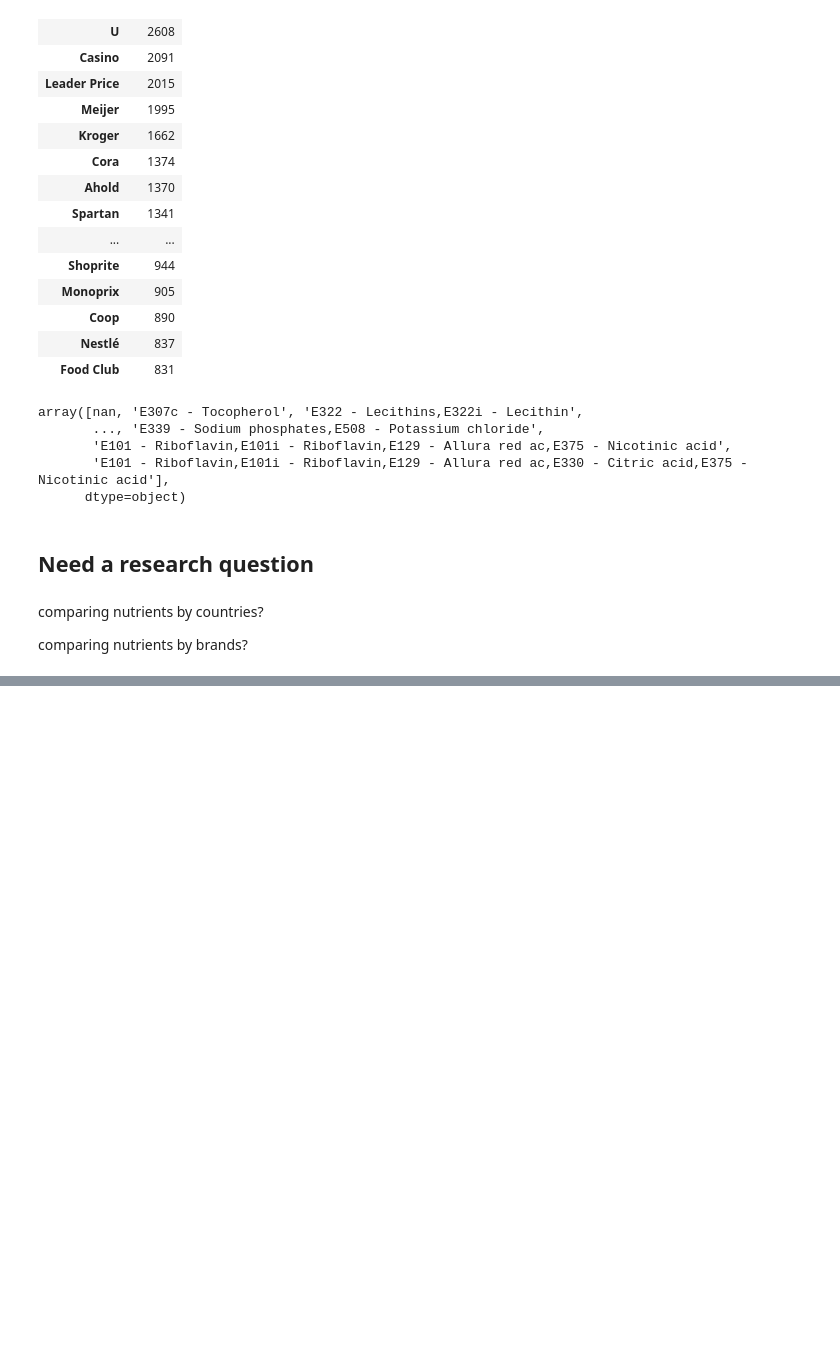
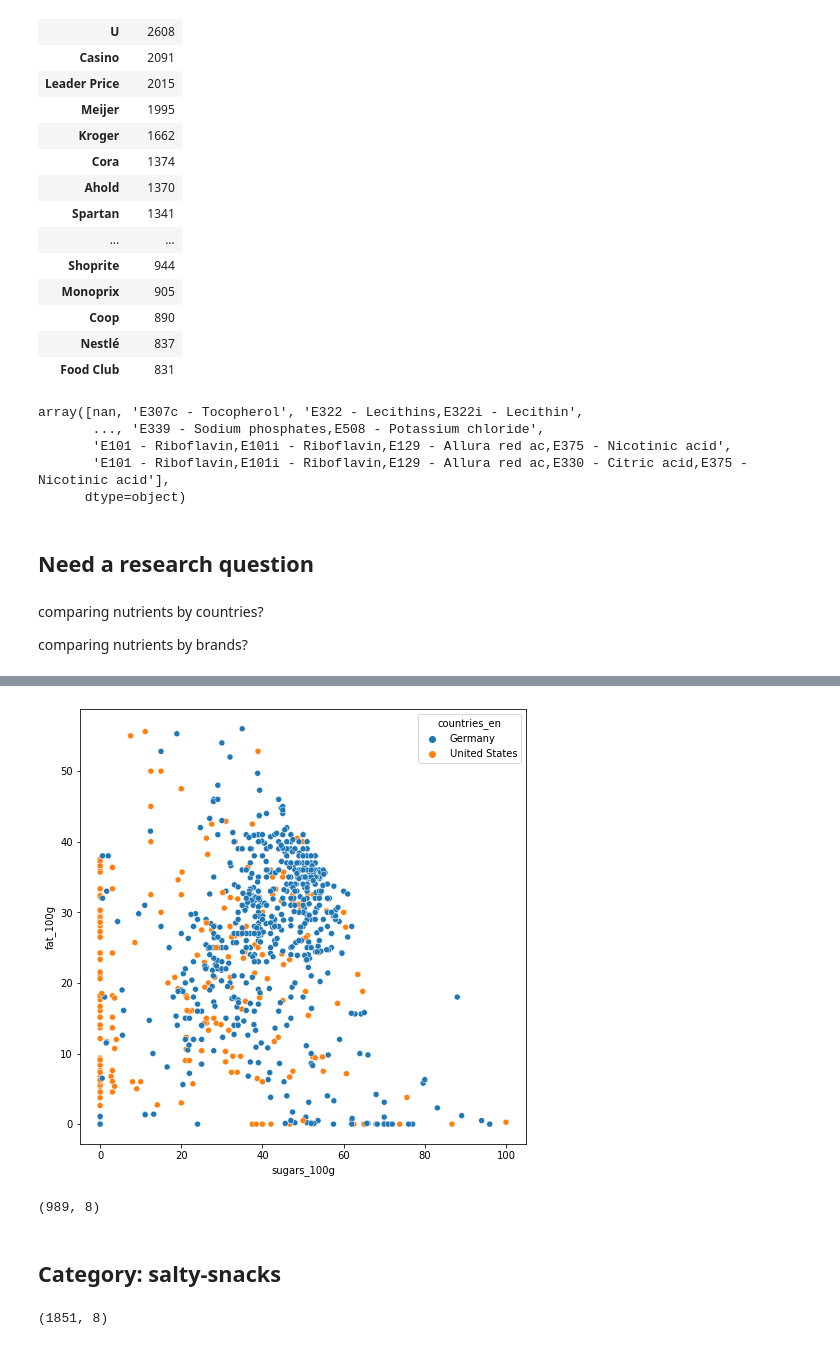
Before and after one commit to gabet2/STAT542, a Jupyter notebook: mcchan3/Project.ipynb, the cells around one changed output, grey strips where cells are left out. Cells and saved outputs as stored; diff of their text form; code cells hidden in the pictures; blank space fills up the shorter version.

```diff
--- a/mcchan3/Project.ipynb
+++ b/mcchan3/Project.ipynb
@@ -295,0 +396,2 @@ other_df["additives"][2]
+# %%
+sugarysnacks_df = cluster_df_wcategory[cluster_df_wcategory.main_category == "en:sugary-snacks"]
@@ -295,0 +425,14 @@ other_df["additives"][2]
+# %%
+US_German_sugarysnacks = sugarysnacks_df[(sugarysnacks_df.countries_en == "United States" )| (sugarysnacks_df.countries_en == "Germany")]
+
+plt.figure(figsize=(8, 8))
+sns.scatterplot('sugars_100g', 'fat_100g', data = US_German_sugarysnacks, hue = 'countries_en')
+plt.show()
+# %% [output]
+[figure, added]
+# %%
+US_German_sugarysnacks.shape
+# %% [output]
+(989, 8)
+# %% [markdown]
+## Category: salty-snacks
@@ -295,0 +441,4 @@ other_df["additives"][2]
+# %%
+saltysnacks_df.shape
+# %% [output]
+(1851, 8)
```
Also changed, not shown: parts of 111 cells of this notebook.
